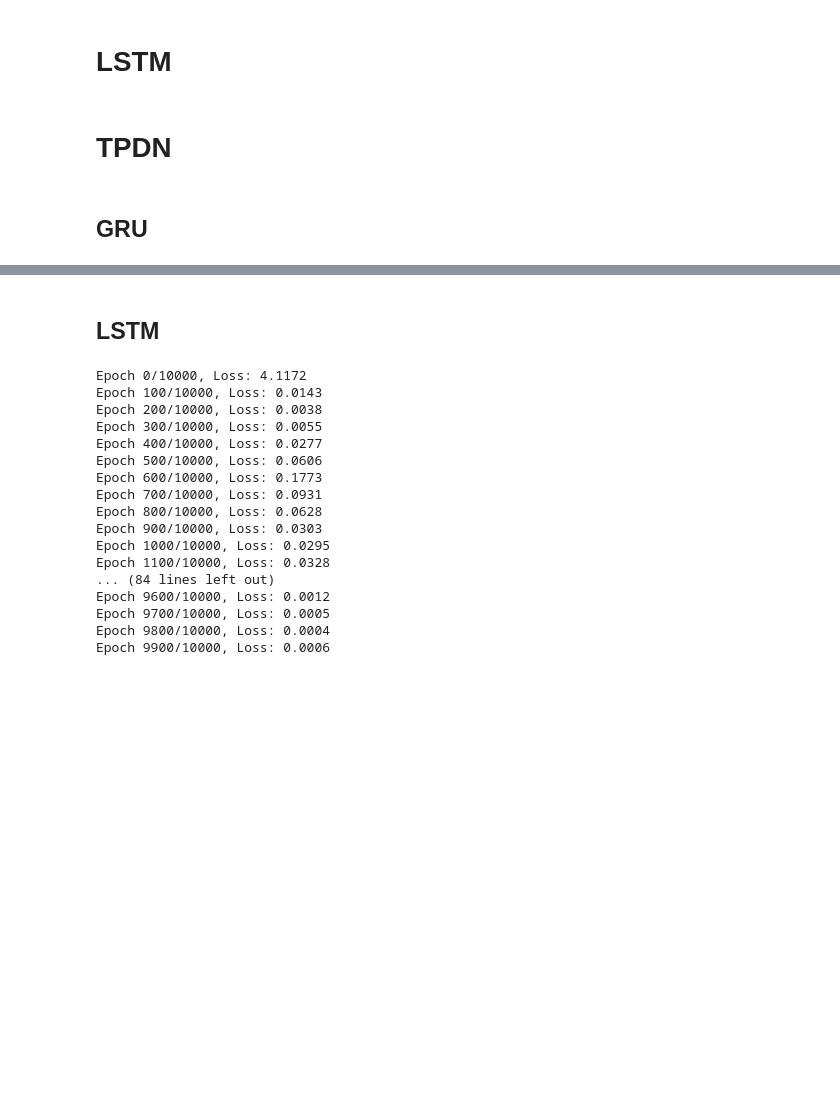
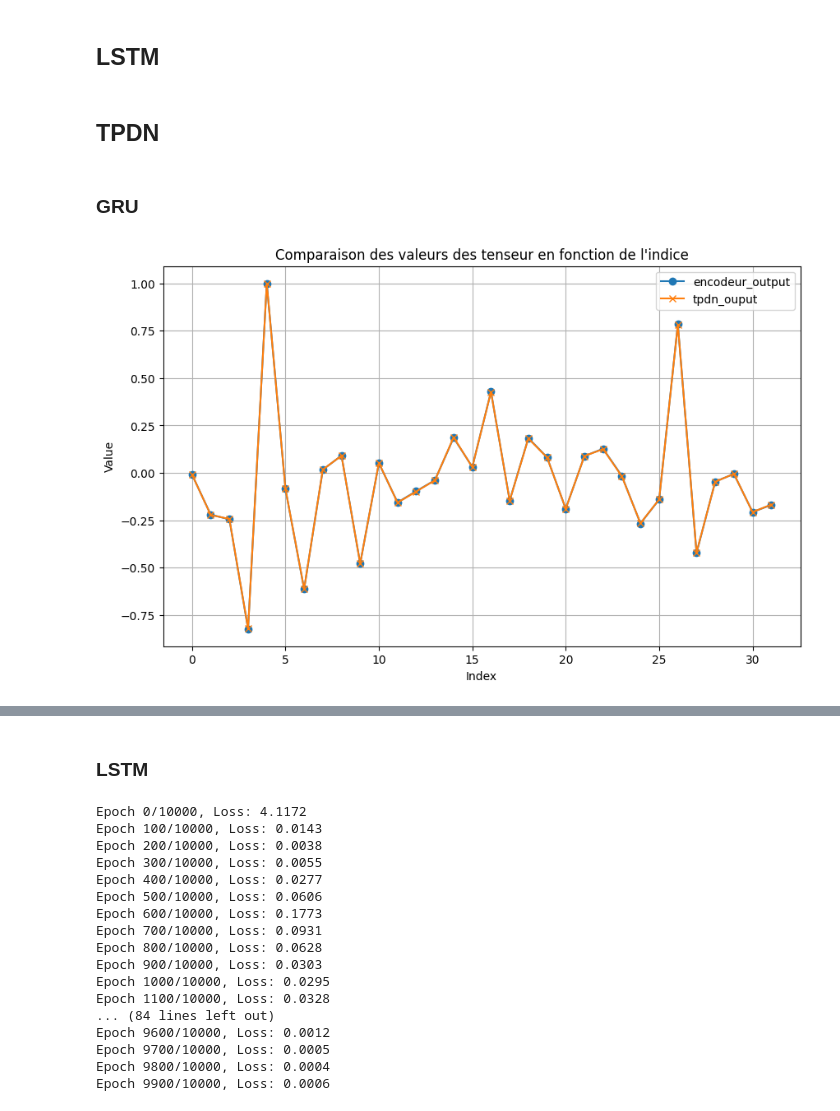
Before and after one commit to baptxste/projet_3A, a Jupyter notebook: partie1.ipynb, the cells around one changed output, grey strips where cells are left out. Drawn from its saved outputs; the diff is of its cells as text; code cells hidden in the pictures; blank space fills up the shorter version.

```diff
--- a/partie1.ipynb
+++ b/partie1.ipynb
@@ -30,7 +34,7 @@ output_size = 10
 
 batch_size = 16
 seq_len = 10
-epochs = 10000
+epochs = 100000
 learning_rate = 0.001
 
 encoder = GRUEncoder(input_size, emb_size, hidden_size)
@@ -64,5 +86,5 @@ print("Poids des modèles sauvegardés.")
 # %% [markdown]
-# **LSTM**
+## **LSTM**
 # %%
 input_size = 10
 emb_size = 16
@@ -103,12 +125,28 @@ torch.save(encoder.state_dict(), "./models/lstm_enc.pth")
 torch.save(decoder.state_dict(), "./models/lstm_dec.pth")
 print("Poids des modèles sauvegardés.")
 # %% [markdown]
-# **TPDN**
+## **TPDN**
 # %% [markdown]
-## GRU
+### GRU
+# %%
+def plot_tensors(tensor1, tensor2, labels=("Tensor 1", "Tensor 2")):
+
+    tensor1 = tensor1.flatten()
+    tensor2 = tensor2.flatten()
+    x_indices = range(len(tensor1))
+
+
+    plt.figure(figsize=(10, 6))
+    plt.plot(x_indices, tensor1.detach().numpy(), label=labels[0], marker='o')
+    plt.plot(x_indices, tensor2.detach().numpy(), label=labels[1], marker='x')
+
+    plt.title("Comparaison des valeurs des tenseur en fonction de l'indice")
+    plt.xlabel("Index")
+    plt.ylabel("Value")
+    plt.legend()
+    plt.grid(True)
+    plt.show()
 # %%
-from partie1 import GRUEncoder, TensorProductEncoder
-
 
 
 input_size = 10
@@ -116,47 +154,59 @@ emb_size = 16
 hidden_size = 32
 output_size = 10
 
-batch_size = 16
+batch_size = 1
 seq_len = 10
-epochs = 10000
+epochs = 30000
 learning_rate = 0.001
+seq_len_tensor = torch.tensor([seq_len])
 
 encoder = GRUEncoder(input_size, emb_size, hidden_size)
 encoder.load_state_dict(torch.load("./models/gru_enc.pth"))
 
 tpdnencoder = TensorProductEncoder(n_roles=seq_len, n_fillers=seq_len, filler_dim=hidden_size, role_dim=hidden_size, hidden_size=hidden_size)
+
+decoder = GRUDecoder(emb_size, hidden_size, output_size)
+decoder.load_state_dict(torch.load("./models/gru_dec.pth"))
 
 def generate_data(batch_size, seq_len, input_size):
     data = torch.randint(0, input_size, (batch_size, seq_len))  # fillers
     roles = torch.arange(seq_len).unsqueeze(0).expand(batch_size, -1)  # rôles
     return data, roles
 
 
 
 criterion = nn.MSELoss()
-optimizer = optim.Adam(list(encoder.parameters()) + list(tprencoder.parameters()), lr=learning_rate)
+optimizer = optim.Adam(list(encoder.parameters()) + list(tpdnencoder.parameters()), lr=learning_rate)
 
 
 for epoch in range(epochs):
     encoder.eval()
     tpdnencoder.train()
 
     data, roles = generate_data(batch_size, seq_len, input_size)
 
     encoder_output = encoder(data).squeeze(0)
+    tpdn_output = tpdnencoder(data, roles)
+    # reconstructed_x = decoder(tpdn_output.unsqueeze(0), seq_len_tensor)
 
-    tpdn_output = tpdnencoder(data, roles)
+    loss = criterion(encoder_output, tpdn_output.unsqueeze(0))
 
-
-    loss = criterion(encoder_output, tpdn_output)
+    # accuracy = precision(reconstructed_x, data)
+    # print(accuracy)
 
 
     optimizer.zero_grad()
     loss.backward()
     optimizer.step()
 
 
-    if epoch % 100 == 0:
-        print(f"Epoch {epoch}/{epochs}, Loss: {loss.item():.4f}")
+
+        # print( f"encodeur : {encoder_output}")
+
+        # print( f"tpdn  : {tpdn_output}")
+plot_tensors(encoder_output, tpdn_output, labels = ("encodeur_output","tpdn_ouput"))
+print(f"Epoch {epoch}/{epochs}, Loss: {loss.item():.4f}, Accuracy: {accuracy:.2f}%")
 
 torch.save(tpdnencoder.state_dict(), "./models/tpdn_gru.pth")
+# %% [output]
+[figure, added]
@@ -163,5 +214,5 @@ torch.save(tpdnencoder.state_dict(), "./models/tpdn_gru.pth")
 # %% [markdown]
-## LSTM
+### LSTM
 # %%
 input_size = 10
 emb_size = 16
```
Also changed, not shown: parts of 8 cells of this notebook, 7 other files.
